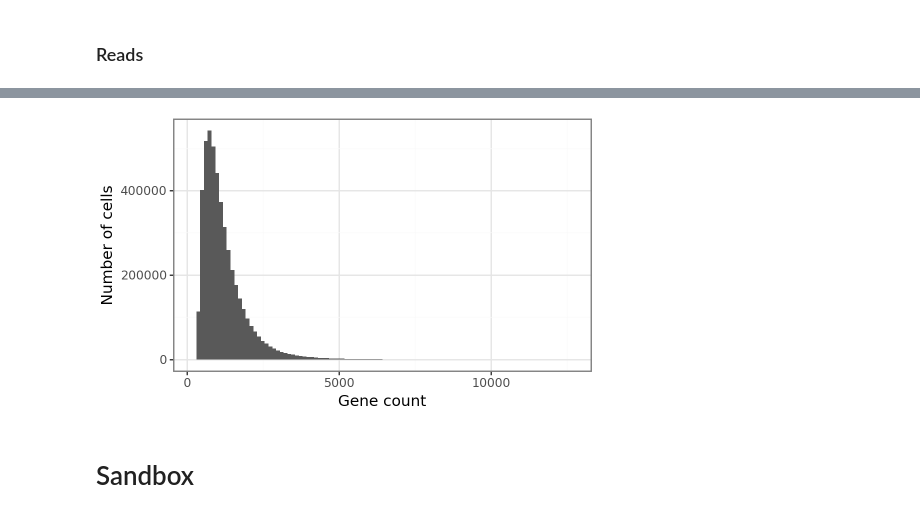
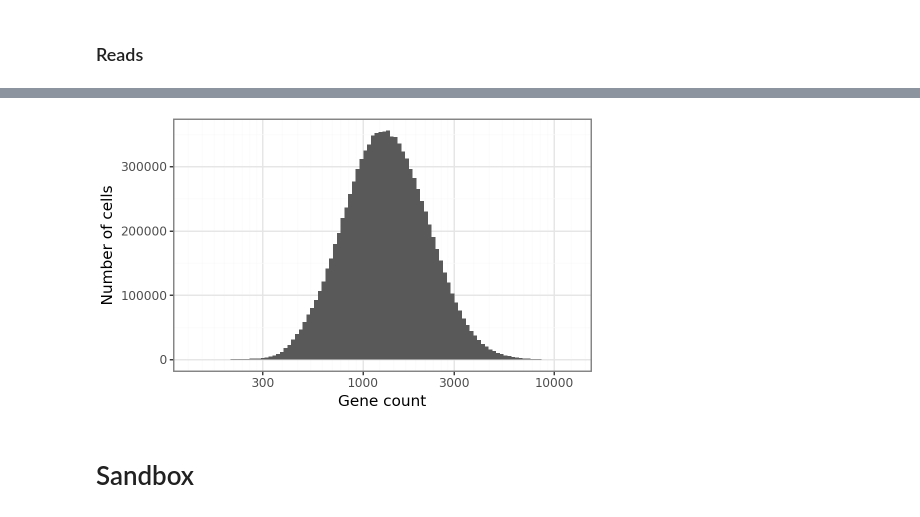
Before and after one commit to bioinfo-tsukuba/scRecounter, a Jupyter notebook: notebooks/tiledb/tahoe-100.ipynb, the cells around one changed output, grey strips where cells are left out. Saved outputs shown, nothing was run; the diff lists cells and outputs as text; code cells hidden in the pictures.

Commit message:
updated tiledb analysis notebooks

```diff
--- a/notebooks/tiledb/tahoe-100.ipynb
+++ b/notebooks/tiledb/tahoe-100.ipynb
@@ -145,0 +205,6 @@ df.head()
+# %%
+# add total count by drug
+df["total_count"] = df.groupby("drug")["count_all"].transform("sum")
+top_drugs = df.sort_values('total_count', ascending=False)["drug"].unique()[:10]
+df = df[df["drug"].isin(top_drugs)]
+df
@@ -206,3 +321,14 @@ df.head()
 | 1 | minimal | 5024456 |
 # %% [markdown]
 ### Reads
+# %%
+# transcripts per cell
+with tiledbsoma.open(db_uri) as exp:
+    df = (
+        exp.obs.read(column_names=["tscp_count"])
+        .concat()
+        #.slice(0,5e7)
+        .to_pandas()
+    )
+print(df.shape)
+df.head()
@@ -209,15 +370,11 @@ df.head()
 # %%
-# reads per cell
-with tiledbsoma.open(db_uri) as exp:
+# gene count per cell
+with tiledbsoma.Experiment.open(db_uri) as exp:
     df = (
-        exp.obs.read(column_names=["BARCODE_SUB_LIB_ID", "NUM.READS"])
+        exp.obs.read(column_names=["gene_count"])
         .concat()
-        .group_by(["BARCODE_SUB_LIB_ID"])
-        .aggregate([
-            (["NUM.READS"], "sum"),
-        ])
-        .sort_by([("NUM.READS_sum", "descending")])
         .to_pandas()
     )
-df
+print(df.shape)
+df.head()
 # %% [output]
@@ -251,10 +387,0 @@ p
-# %%
-# gene count per cells
-with tiledbsoma.Experiment.open(db_uri) as exp:
-    df = (
-        exp.obs.read(column_names=["BARCODE_SUB_LIB_ID", "gene_count"])
-        .concat()
-        .to_pandas()
-    )
-print(df.shape)
-df.head()
@@ -283,14 +402,15 @@ Name: gene_count, dtype: float64
 # %%
 # plot reads per gene (barcode)
 p = (
     pn.ggplot(df, pn.aes(x="gene_count")) +
     pn.geom_histogram(bins=100) +
+    pn.scale_x_log10() +
     pn.labs(x="Gene count", y="Number of cells") +
     pn.theme_bw() +
     pn.theme(figure_size=(5,3))
     )
 p
 # %% [output]
-[figure, old version]
+[figure, new version]
 # %% [markdown]
 # Sandbox
```
Also changed, not shown: parts of 20 cells of this notebook, 1 other file.
